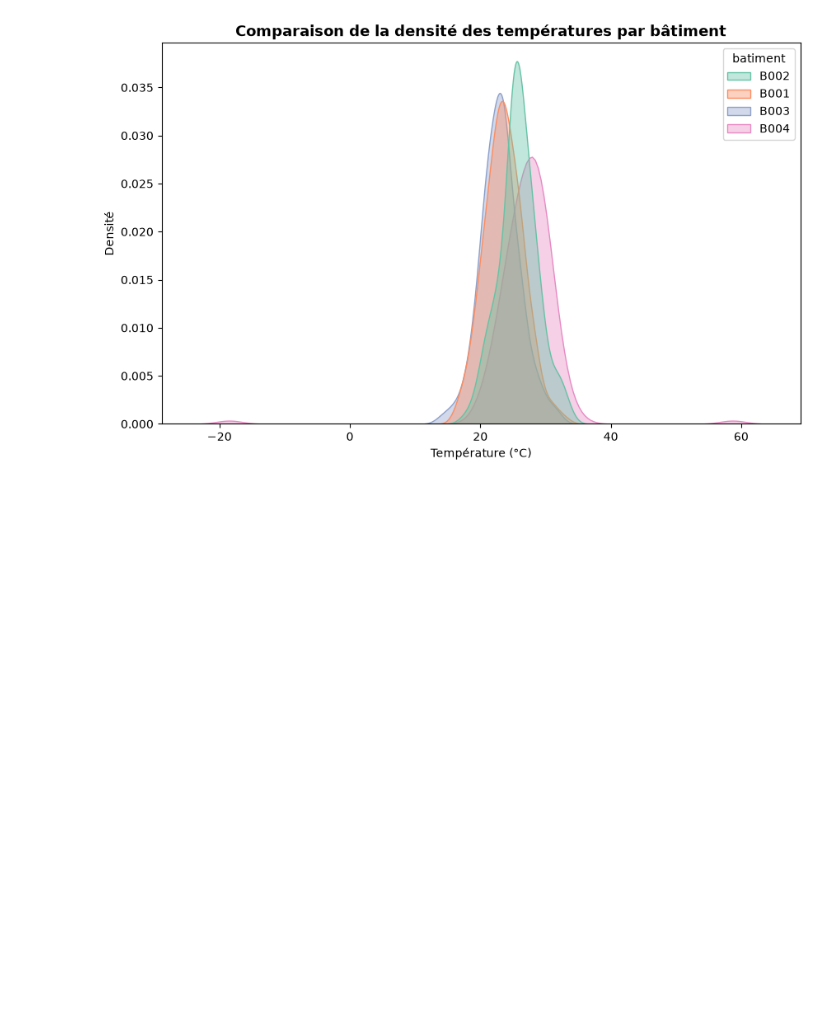
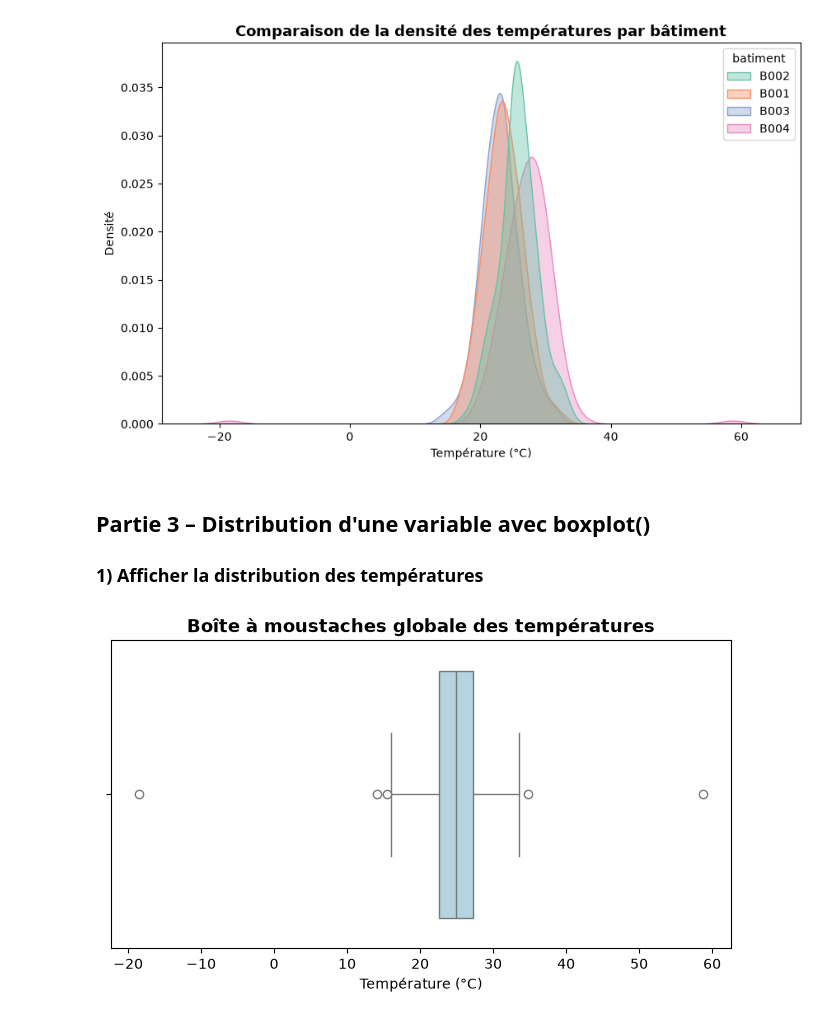
Before and after one commit to DIOPBARHAM/atelier_seaborn_iot, a Jupyter notebook: notebooks/atelier_seaborn_iot.ipynb, the cells around one changed output. Saved outputs shown, nothing was run; the diff lists cells and outputs as text; code cells hidden in the pictures; blank space fills up the shorter version.

Commit message:
Partie 3 – Distribution d'une variable avec boxplot() 1) Afficher la distribution des températures

```diff
--- a/notebooks/atelier_seaborn_iot.ipynb
+++ b/notebooks/atelier_seaborn_iot.ipynb
@@ -123,3 +123,15 @@ plt.ylabel("Densité")
 plt.show()
 # %% [output]
 [figure]
+# %% [markdown]
+## Partie 3 – Distribution d'une variable avec boxplot()
+### 1) Afficher la distribution des températures
+# %%
+plt.figure(figsize=(8, 4))
+# Un box plot horizontal montre d'un coup d'oeil la médiane, les quartiles et les valeurs atypiques
+sns.boxplot(data=df, x=df['temperature'], color='lightblue')
+plt.title("Boîte à moustaches globale des températures", fontsize=13, fontweight='bold')
+plt.xlabel("Température (°C)")
+plt.show()
+# %% [output]
+[figure, added]
```
Also changed, not shown: parts of 4 cells of this notebook.
